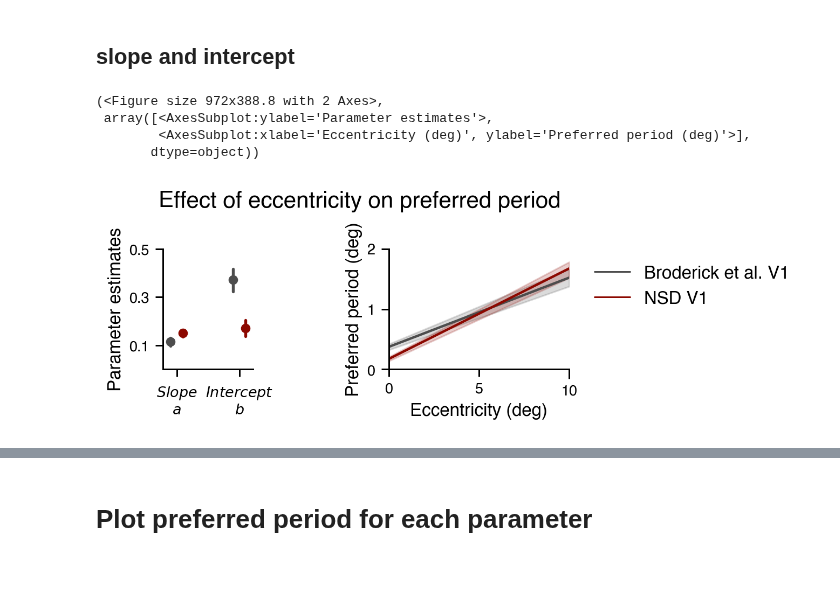
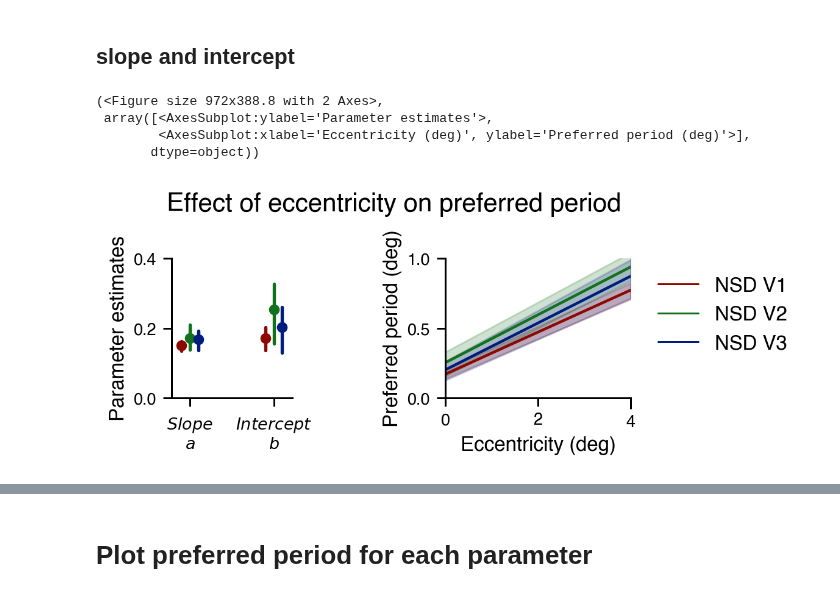
Before and after one commit to JiyeongHa/Spatial-Frequency-Preference_NSDsyn, a Jupyter notebook: notebooks/3.5-extension-plot-model-prediction.ipynb, the cells around one changed output, grey strips where cells are left out. Cells and saved outputs as stored; diff of their text form; code cells hidden in the pictures.

```diff
--- a/notebooks/3.5-extension-plot-model-prediction.ipynb
+++ b/notebooks/3.5-extension-plot-model-prediction.ipynb
@@ -79,28 +75,15 @@ nsd_precision_s =  pd.read_csv(os.path.join(output_dir, 'dataframes', dset, 'pre
 nsd_df = pd.merge(nsd_params, nsd_precision_s[['sub','vroinames','precision']], on=['sub','vroinames'])
-# %%
-pt_file_list = []
-dset = 'broderick'
-for subj, roi in itertools.product(broderick_subj_list, ['V1']):
-    file_name = os.path.join(output_dir,'sfp_model', 'results_2D', dset,'corrected', f'model-params_lr-{lr}_eph-{max_epoch}_sub-{subj}_roi-{roi}_vs-{vsc}.pt')
-    pt_file_list.append(file_name)
-broderick_params = model.load_all_models(pt_file_list, *ARGS_2D)
-
-broderick_precision_s =  pd.read_csv(os.path.join(output_dir, 'dataframes', dset, 'precision','corrected', f'precision-s_dset-{dset}_vs-pRFsize.csv'))
-broderick_df = pd.merge(broderick_params, broderick_precision_s[['sub','vroinames','precision']], on=['sub','vroinames'])
 # %%
-broderick_df['dset_type'] = 'Broderick et al. V1'
 nsd_df['dset_type'] = nsd_df['vroinames'].apply(lambda x: f'NSD {x}')
-
-final_params = pd.concat((broderick_df, nsd_df), axis=0)
+final_params = nsd_df
 # %% [markdown]
 # Load synthetic data
 # %%
 pt_file_list = []
 ecc_1, ecc_2, n_ecc = 0, 12, 121
 angle_1, angle_2, n_angle = 0, 360, 361
-dset='nsdsyn'
-for subj, roi, frame in itertools.product(nsd_subj_list, ['V1', 'V2', 'V3'], ['scaled','constant']):
-    file_name = os.path.join(output_dir, 'sfp_model', 'prediction_2D', dset, 'corrected',
+for subj, roi, frame in itertools.product(nsd_subj_list, roi_list, ['scaled','constant']):
+    file_name = os.path.join(output_dir, 'sfp_model', 'prediction_2D', 'nsdsyn', 'corrected',
                              f'sfstimuli-{frame}_eccentricity-{ecc_1}-{ecc_2}-{n_ecc}_angle-{angle_1}-{angle_2}-{n_angle}_lr-0.0005_eph-30000_sub-{subj}_roi-{roi}_vs-pRFsize.h5')
     pt_file_list.append(file_name)
 nsd_prediction = utils.load_dataframes(pt_file_list, *ARGS_2D+['sfstimuli'])
@@ -121,7 +92,6 @@ broderick_df = pd.merge(broderick_prediction, broderick_precision_s[['sub','vroi
 # %%
-broderick_df['dset_type'] = 'Broderick et al. V1'
 nsd_df['dset_type'] = nsd_df['vroinames'].apply(lambda x: f'NSD {x}')
-final_df = pd.concat((broderick_df, nsd_df), axis=0)
+final_df = nsd_df
 # %% [markdown]
 # Plot each parameter and prediction
 # %% [markdown]
@@ -203,26 +145,27 @@ vis2D.plot_param_hierarchy_and_prediction(params_df=tmp, params=['sigma'],
 # %% [markdown]
 ## slope and intercept
 # %%
-tmp, hue_order, pal = vis2D.filter_for_goal(final_params, 'replication')
-ecc_df, _, _ = vis2D.filter_for_goal(final_df, 'replication')
+ecc_df, _, _ = vis2D.filter_for_goal(final_df, 'extension')
 
-ecc_list=[0,10]
+ecc_list=[0,4]
 ecc_df = ecc_df.query('sfstimuli == "scaled" & eccentricity in @ecc_list')
 ecc_df = ecc_df.groupby(['sub','dset_type','vroinames','eccentricity']).mean().reset_index()
 
 vis2D.plot_param_and_prediction(params_df=tmp, params=['slope','intercept'],
                                 hue='dset_type', hue_order=hue_order,
                                 prediction_df=ecc_df, prediction_y='Pv',
                                 pal=pal,
-                                params_ylim=(0, 0.5), params_yticks=[0.1, 0.3, 0.5],
-                                prediction_ylim=(0,2), prediction_yticks=[0,1,2],
+                                params_ylim=(0, 0.4), params_yticks=[0, 0.2, 0.4],
+                                prediction_ylim=(0,1), prediction_yticks=[0,0.5,1],
+                                xlim=(0,4), xticks=[0,2,4],
                                 prediction_ylabel='Preferred period (deg)',
-                                figsize=(4.5, 1.8), width_ratios=[1,2],
+                                figsize=(4.5, 1.8), width_ratios=[1.3,2],
+
                                 title='Effect of eccentricity on preferred period',
-                                save_path=os.path.join(fig_dir, 'sfp_model', 'results_2D', 'replication', 'param-ecceffect_goal-replication_lr-0.0005_eph-30000_vs-pRFsize.svg'))
+                                save_path=os.path.join(fig_dir, 'sfp_model', 'results_2D', 'extension', 'param-ecceffect_goal-replication_lr-0.0005_eph-30000_vs-pRFsize.svg'))
 # %% [output]
 (<Figure size 972x388.8 with 2 Axes>,
  array([<AxesSubplot:ylabel='Parameter estimates'>,
         <AxesSubplot:xlabel='Eccentricity (deg)', ylabel='Preferred period (deg)'>],
        dtype=object))
-[figure, old version]
+[figure, new version]
```
Also changed, not shown: parts of 27 cells of this notebook, 2 other files.
